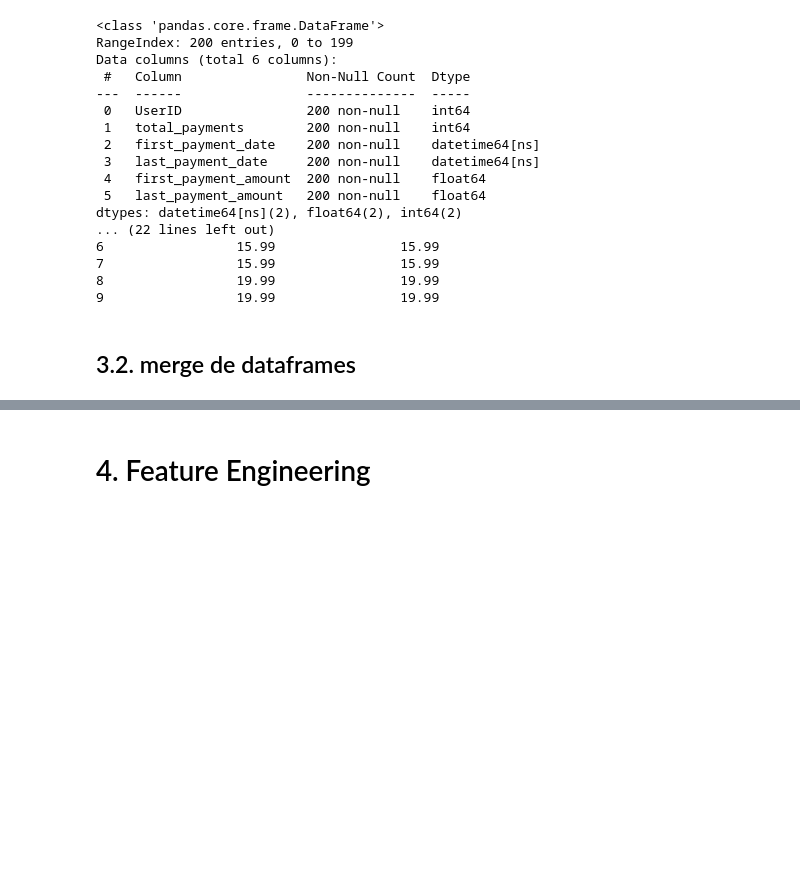
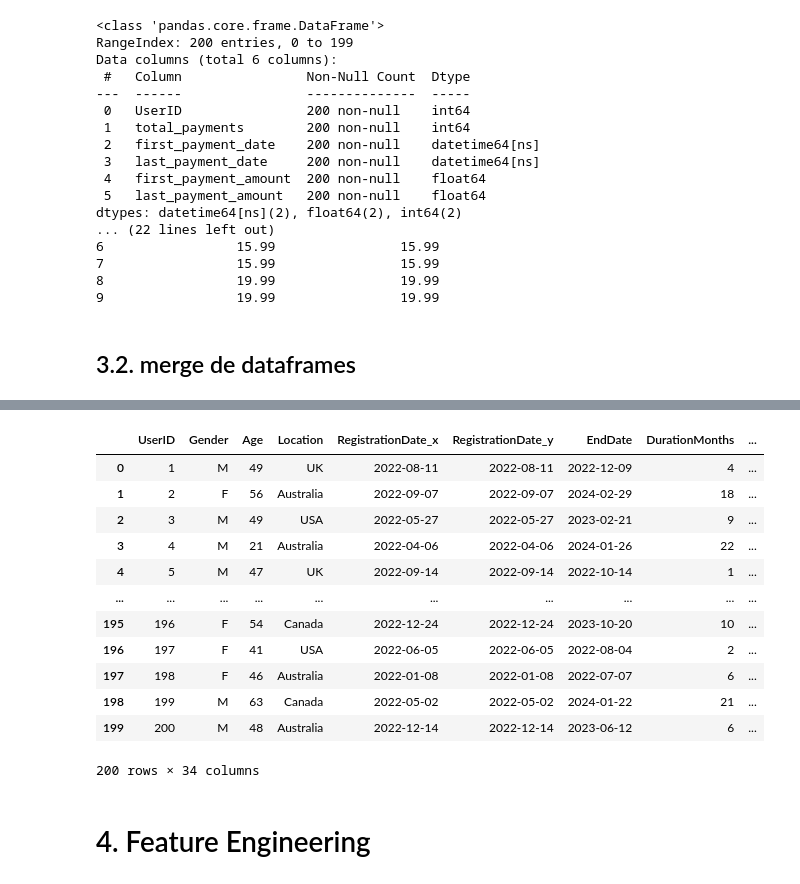
Before and after one commit to julianecheverry/labcasos_netflix, a Jupyter notebook: notebooks/EDA.ipynb, the cells around one changed output, grey strips where cells are left out. Drawn from its saved outputs; the diff is of its cells as text; code cells hidden in the pictures; blank space fills up the shorter version.

Commit message:
dataframe creado: df_netflixmerge

```diff
--- a/notebooks/EDA.ipynb
+++ b/notebooks/EDA.ipynb
@@ -383,0 +390,10 @@ dfpayments_peruser.to_csv("../data/processed/dfpayments_peruser.csv", index=Fals
+# %%
+# Lista de los DataFrames
+dfs = [dfusers_data, # datos de usuarios
+       dfsubscriptions_data, # datos de suscripciones
+       dfpayments_peruser, # datos de pagos por usuario
+       dfcac_merged_updated_data, # datos de Costo de adquisición CAC
+       dfinteractions_peruser] # datos de interacciones por usuario (vistas y help requests)
+
+# Unirlos todos usando una columna común ('UserID', partiendo del data frame de usuarios)
+df_netflixmerge = reduce(lambda left, right: pd.merge(left, right, on='UserID', how='left'), dfs)
@@ -383,0 +420,17 @@ dfpayments_peruser.to_csv("../data/processed/dfpayments_peruser.csv", index=Fals
+# %%
+# visualizamos el df final para asegurarnos que se haya unido correctamente
+df_netflixmerge
+# %% [output]
+|  | UserID | Gender | Age | Location | RegistrationDate_x | RegistrationDate_y | EndDate | DurationMonths | ... |
+| 0 | 1 | M | 49 | UK | 2022-08-11 | 2022-08-11 | 2022-12-09 | 4 | ... |
+| 1 | 2 | F | 56 | Australia | 2022-09-07 | 2022-09-07 | 2024-02-29 | 18 | ... |
+| 2 | 3 | M | 49 | USA | 2022-05-27 | 2022-05-27 | 2023-02-21 | 9 | ... |
+| 3 | 4 | M | 21 | Australia | 2022-04-06 | 2022-04-06 | 2024-01-26 | 22 | ... |
+| 4 | 5 | M | 47 | UK | 2022-09-14 | 2022-09-14 | 2022-10-14 | 1 | ... |
+| ... | ... | ... | ... | ... | ... | ... | ... | ... | ... |
+| 195 | 196 | F | 54 | Canada | 2022-12-24 | 2022-12-24 | 2023-10-20 | 10 | ... |
+| 196 | 197 | F | 41 | USA | 2022-06-05 | 2022-06-05 | 2022-08-04 | 2 | ... |
+| 197 | 198 | F | 46 | Australia | 2022-01-08 | 2022-01-08 | 2022-07-07 | 6 | ... |
+| 198 | 199 | M | 63 | Canada | 2022-05-02 | 2022-05-02 | 2024-01-22 | 21 | ... |
+| 199 | 200 | M | 48 | Australia | 2022-12-14 | 2022-12-14 | 2023-06-12 | 6 | ... |
+200 rows × 34 columns
```
Also changed, not shown: parts of 4 cells of this notebook, 1 other file.
